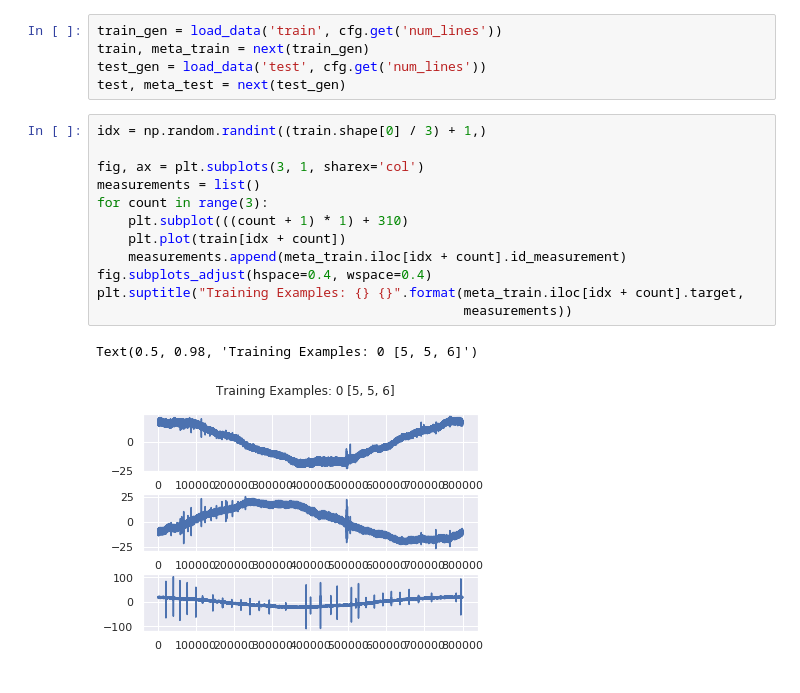
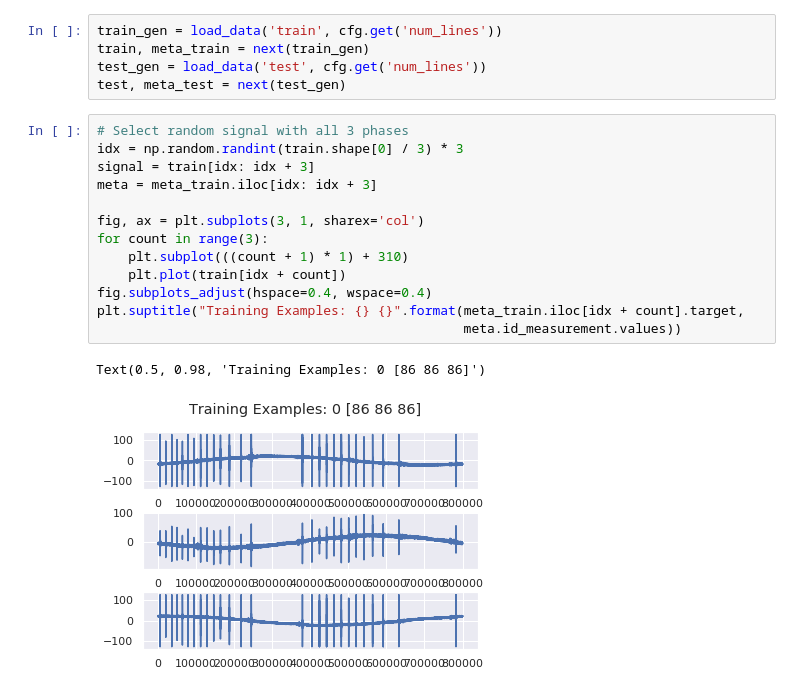
Before and after one commit to jayemar/vsb_power_line, a Jupyter notebook: src/explore_data.ipynb, the cells around one changed output. Drawn from its saved outputs; the diff is of its cells as text.

```diff
--- a/src/explore_data.ipynb
+++ b/src/explore_data.ipynb
@@ -31,17 +31,18 @@ train, meta_train = next(train_gen)
 test_gen = load_data('test', cfg.get('num_lines'))
 test, meta_test = next(test_gen)
 # %%
-idx = np.random.randint((train.shape[0] / 3) + 1,)
+# Select random signal with all 3 phases
+idx = np.random.randint(train.shape[0] / 3) * 3
+signal = train[idx: idx + 3]
+meta = meta_train.iloc[idx: idx + 3]
 
 fig, ax = plt.subplots(3, 1, sharex='col')
-measurements = list()
 for count in range(3):
     plt.subplot(((count + 1) * 1) + 310)
     plt.plot(train[idx + count])
-    measurements.append(meta_train.iloc[idx + count].id_measurement)
 fig.subplots_adjust(hspace=0.4, wspace=0.4)
 plt.suptitle("Training Examples: {} {}".format(meta_train.iloc[idx + count].target,
-                                               measurements))
+                                               meta.id_measurement.values))
 # %% [output]
-Text(0.5, 0.98, 'Training Examples: 0 [5, 5, 6]')
+Text(0.5, 0.98, 'Training Examples: 0 [86 86 86]')
-[figure, old version]
+[figure, new version]
```
Also changed, not shown: parts of 11 cells of this notebook, 1 other file.
